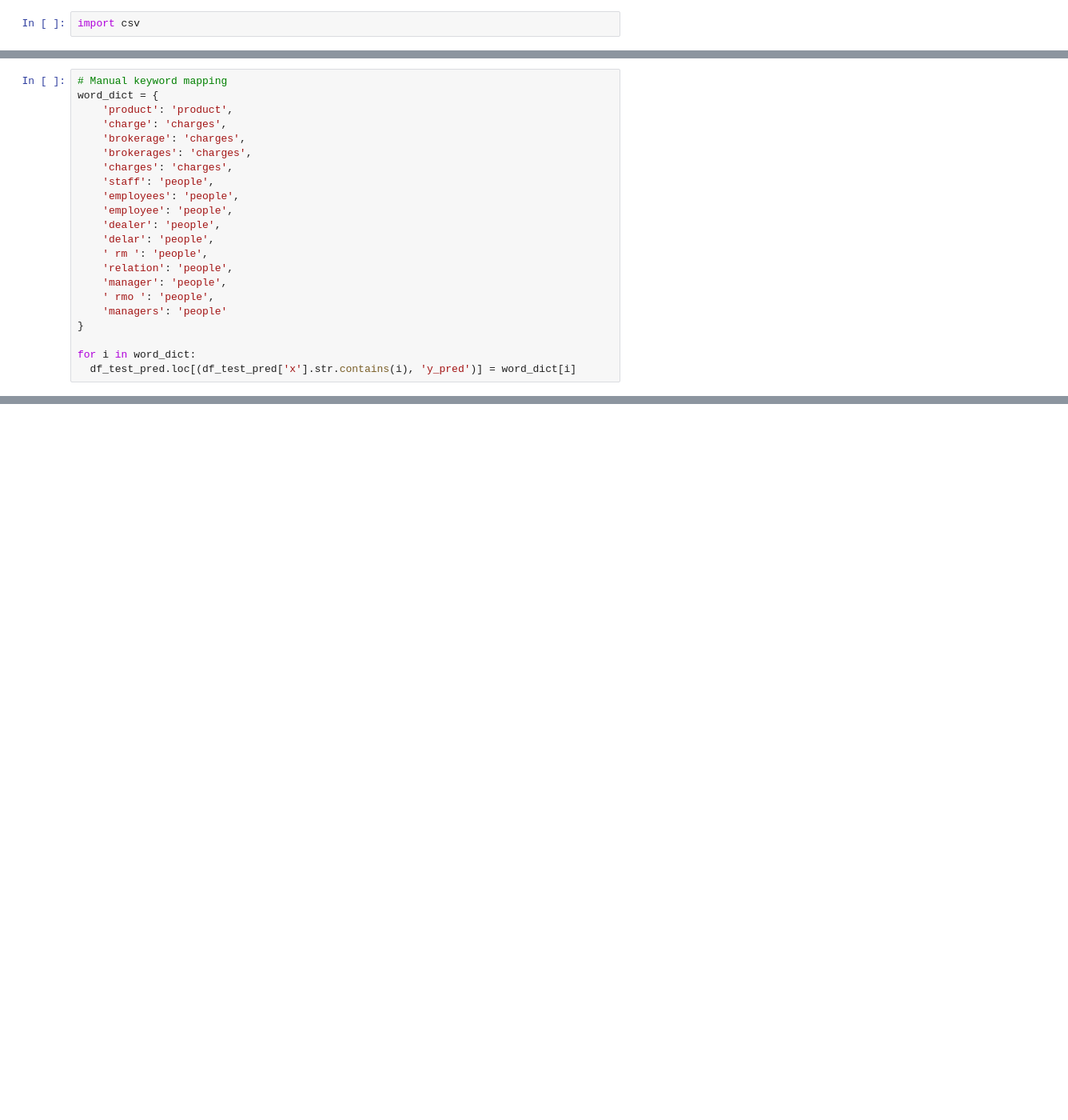
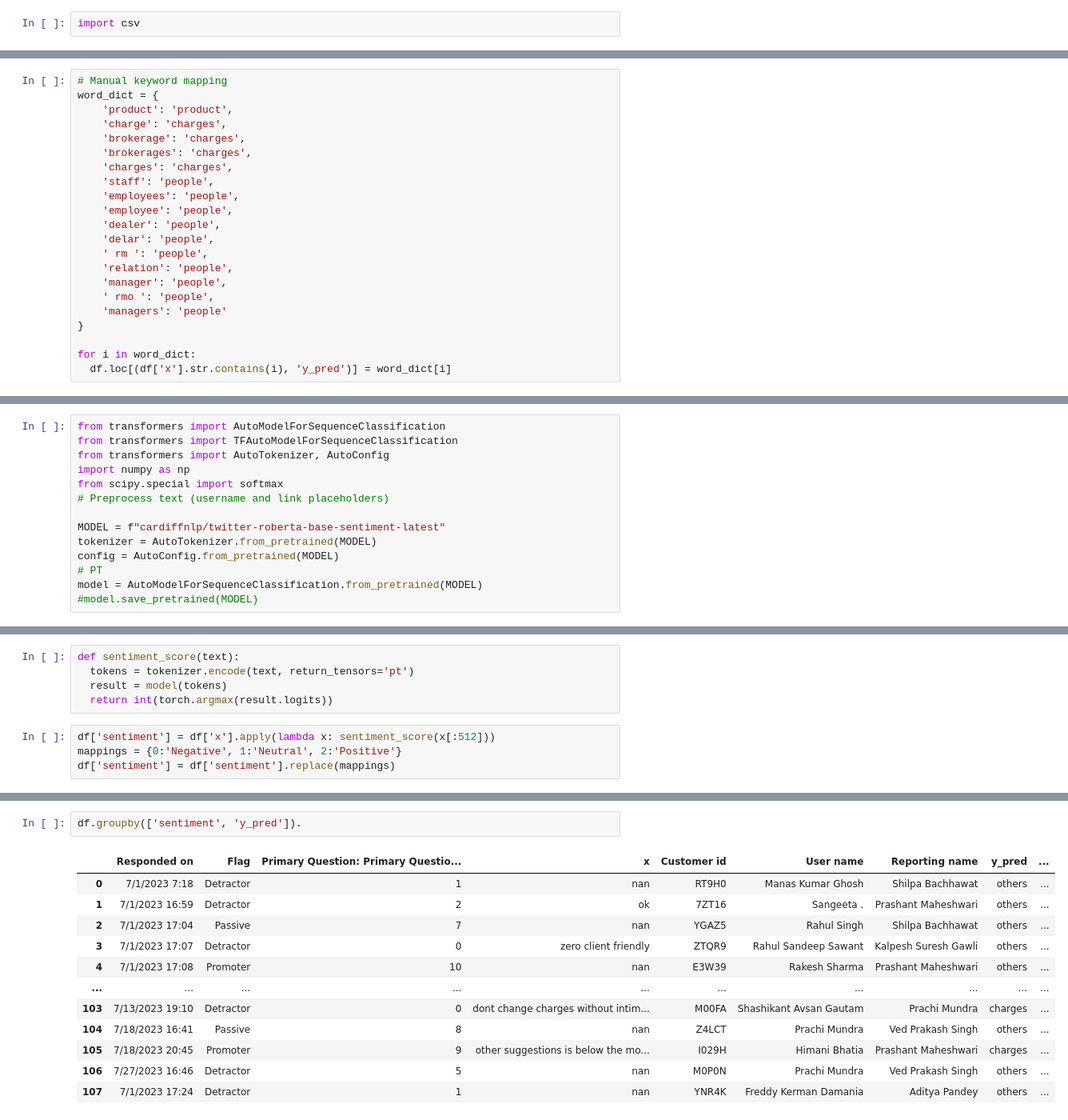
Before and after one commit to Brijeshtanwar/Topic-Modeling, a Jupyter notebook: sklearn_nlp_fasttext.ipynb, the cells around one changed output, grey strips where cells are left out. Shown at 80% size. Saved outputs shown, nothing was run; the diff lists cells and outputs as text; blank space fills up the shorter version.

```diff
--- a/sklearn_nlp_fasttext.ipynb
+++ b/sklearn_nlp_fasttext.ipynb
@@ -190,7 +182,7 @@ word_dict = {
 }
 
 for i in word_dict:
-  df_test_pred.loc[(df_test_pred['x'].str.contains(i), 'y_pred')] = word_dict[i]
+  df.loc[(df['x'].str.contains(i), 'y_pred')] = word_dict[i]
 # %%
 # keyword mapping for others:
 keyword_class_mapping = {
@@ -247,0 +248,14 @@ for i in word_dict:
+# %%
+from transformers import AutoModelForSequenceClassification
+from transformers import TFAutoModelForSequenceClassification
+from transformers import AutoTokenizer, AutoConfig
+import numpy as np
+from scipy.special import softmax
+# Preprocess text (username and link placeholders)
+
+MODEL = f"cardiffnlp/twitter-roberta-base-sentiment-latest"
+tokenizer = AutoTokenizer.from_pretrained(MODEL)
+config = AutoConfig.from_pretrained(MODEL)
+# PT
+model = AutoModelForSequenceClassification.from_pretrained(MODEL)
+#model.save_pretrained(MODEL)
@@ -247,0 +266,9 @@ for i in word_dict:
+# %%
+def sentiment_score(text):
+  tokens = tokenizer.encode(text, return_tensors='pt')
+  result = model(tokens)
+  return int(torch.argmax(result.logits))
+# %%
+df['sentiment'] = df['x'].apply(lambda x: sentiment_score(x[:512]))
+mappings = {0:'Negative', 1:'Neutral', 2:'Positive'}
+df['sentiment'] = df['sentiment'].replace(mappings)
@@ -247,0 +375,15 @@ for i in word_dict:
+# %%
+df.groupby(['sentiment', 'y_pred']).
+# %% [output]
+|  | Responded on | Flag | Primary Question: Primary Questio... | x | Customer id | User name | Reporting name | y_pred | ... |
+| 0 | 7/1/2023 7:18 | Detractor | 1 | nan | RT9H0 | Manas Kumar Ghosh | Shilpa Bachhawat | others | ... |
+| 1 | 7/1/2023 16:59 | Detractor | 2 | ok | 7ZT16 | Sangeeta . | Prashant Maheshwari | others | ... |
+| 2 | 7/1/2023 17:04 | Passive | 7 | nan | YGAZ5 | Rahul Singh | Shilpa Bachhawat | others | ... |
+| 3 | 7/1/2023 17:07 | Detractor | 0 | zero client friendly | ZTQR9 | Rahul Sandeep Sawant | Kalpesh Suresh Gawli | others | ... |
+| 4 | 7/1/2023 17:08 | Promoter | 10 | nan | E3W39 | Rakesh Sharma | Prashant Maheshwari | others | ... |
+| ... | ... | ... | ... | ... | ... | ... | ... | ... | ... |
+| 103 | 7/13/2023 19:10 | Detractor | 0 | dont change charges without intim... | M00FA | Shashikant Avsan Gautam | Prachi Mundra | charges | ... |
+| 104 | 7/18/2023 16:41 | Passive | 8 | nan | Z4LCT | Prachi Mundra | Ved Prakash Singh | others | ... |
+| 105 | 7/18/2023 20:45 | Promoter | 9 | other suggestions is below the mo... | I029H | Himani Bhatia | Prashant Maheshwari | charges | ... |
+| 106 | 7/27/2023 16:46 | Detractor | 5 | nan | M0P0N | Prachi Mundra | Ved Prakash Singh | others | ... |
+| 107 | 7/1/2023 17:24 | Detractor | 1 | nan | YNR4K | Freddy Kerman Damania | Aditya Pandey | others | ... |
```
Also changed, not shown: parts of 26 cells of this notebook.
